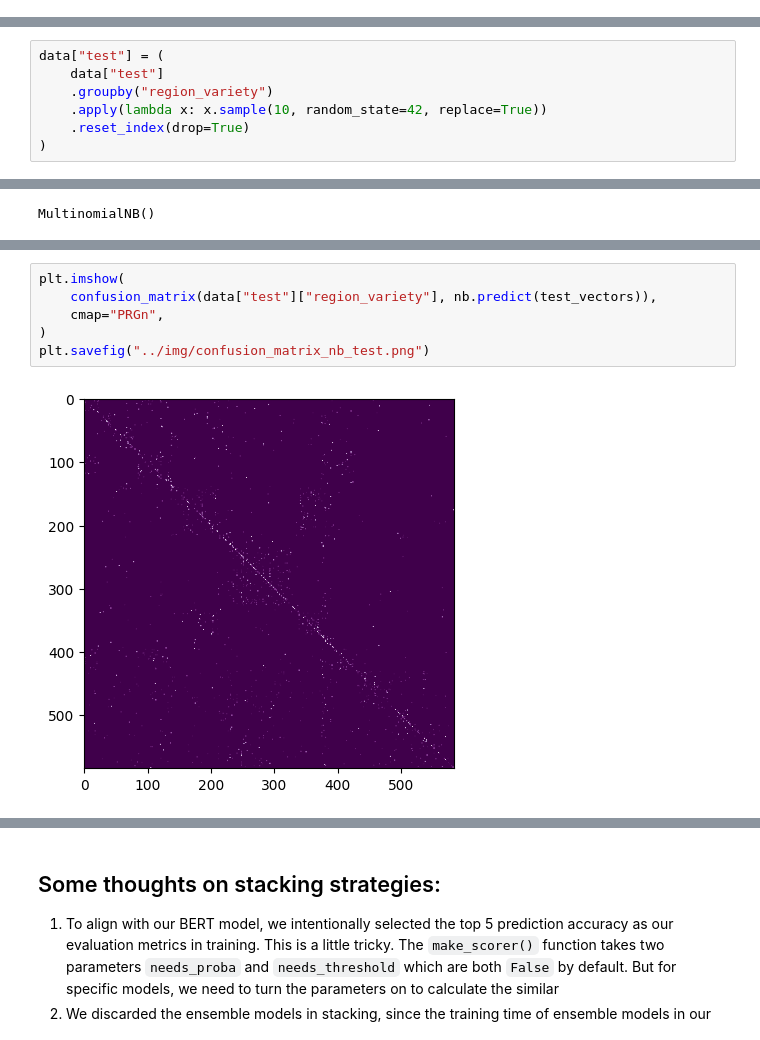
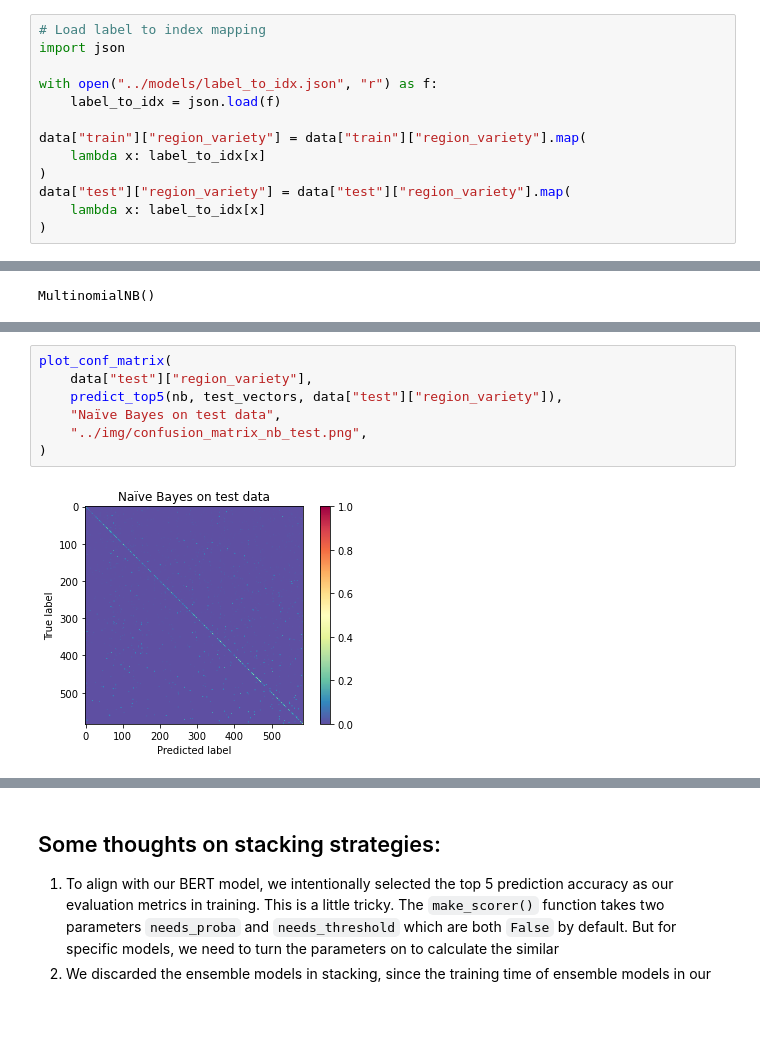
Before and after one commit to CeleritasML/sommelier-app, a Jupyter notebook: notebooks/stacking.ipynb, the cells around one changed output, grey strips where cells are left out. Saved outputs shown, nothing was run; the diff lists cells and outputs as text; blank space fills up the shorter version.

Commit message:
Change to top5 conf matrix for all models.

```diff
--- a/notebooks/stacking.ipynb
+++ b/notebooks/stacking.ipynb
@@ -33,6 +33,19 @@ data = {
     ),
     "test": pd.read_csv("../data/wine_keywords_test.csv"),
 }
+# %%
+# Load label to index mapping
+import json
+
+with open("../models/label_to_idx.json", "r") as f:
+    label_to_idx = json.load(f)
+
+data["train"]["region_variety"] = data["train"]["region_variety"].map(
+    lambda x: label_to_idx[x]
+)
+data["test"]["region_variety"] = data["test"]["region_variety"].map(
+    lambda x: label_to_idx[x]
+)
 # %%
 data["train"].head()
 # %% [output]
@@ -60,10 +77,3 @@ data_slim.describe()
-# %%
-data["test"] = (
-    data["test"]
-    .groupby("region_variety")
-    .apply(lambda x: x.sample(10, random_state=42, replace=True))
-    .reset_index(drop=True)
-)
 # %%
 # Count vectorizer
 from sklearn.feature_extraction.text import CountVectorizer
@@ -164,11 +205,12 @@ plt.savefig("../img/confusion_matrix_nb_train.png")
 # %%
-plt.imshow(
-    confusion_matrix(data["test"]["region_variety"], nb.predict(test_vectors)),
-    cmap="PRGn",
+plot_conf_matrix(
+    data["test"]["region_variety"],
+    predict_top5(nb, test_vectors, data["test"]["region_variety"]),
+    "Naïve Bayes on test data",
+    "../img/confusion_matrix_nb_test.png",
 )
-plt.savefig("../img/confusion_matrix_nb_test.png")
 # %% [output]
-[figure, old version]
+[figure, new version]
 # %%
 # evaluate perceptron
 perceptron = Perceptron(random_state=random_state, early_stopping=True)
```
Also changed, not shown: parts of 36 cells of this notebook, 15 other files.
